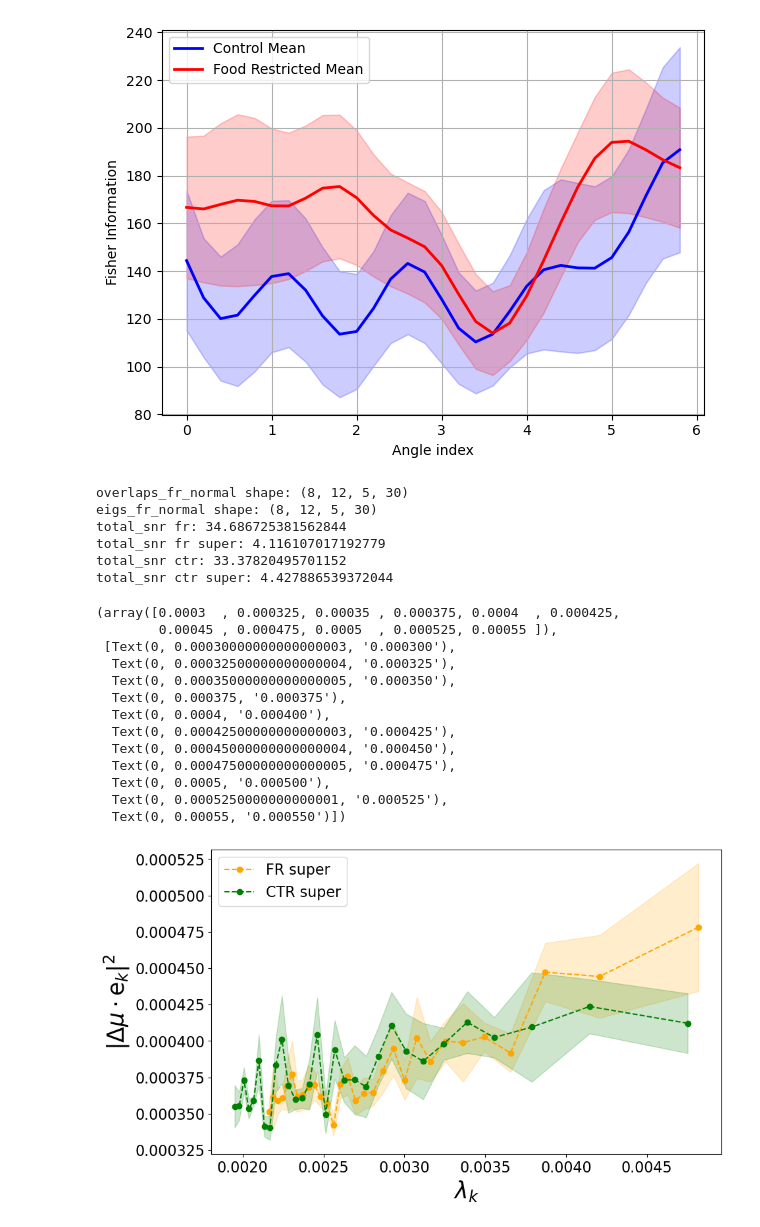
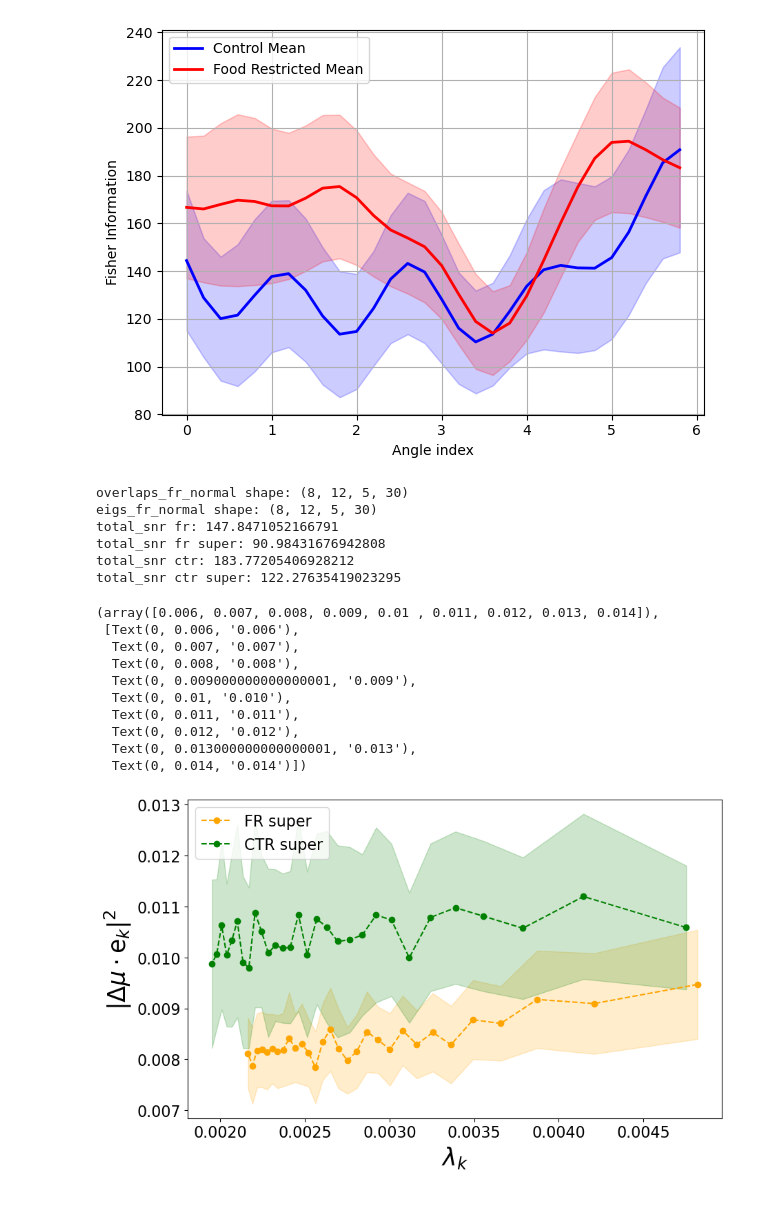
Before and after one commit to scastedo/wishart-process, a Jupyter notebook: z_castedo_wishart_test_2.ipynb, the cells around one changed output. Cells and saved outputs as stored; diff of their text form; code cells hidden in the pictures.

```diff
--- a/z_castedo_wishart_test_2.ipynb
+++ b/z_castedo_wishart_test_2.ipynb
@@ -605,7 +605,7 @@ plt.show()
 # %%
 import numpy as np
 import matplotlib.pyplot as plt
-data = np.load('../Data/overlaps_sated_food_restricted_super_5.npz')
+data = np.load('../Data/overlaps_sated_food_restricted_super_6.npz')
 overlaps_fr_normal = data['overlaps_fr_normal']
 eigs_fr_normal = data['eigs_fr_normal']
 overlaps_fr_super = data['overlaps_fr_super']
@@ -650,7 +650,7 @@ plt.fill_between(x_fr, y_fr - sem_fr, y_fr + sem_fr, color='orange',   alpha=0.2
 print('total_snr fr super:', np.sum((y_fr/x_fr)))
 
 
-data = np.load('../Data/overlaps_sated_control_super_5.npz')
+data = np.load('../Data/overlaps_sated_control_super_6.npz')
 overlaps_ctr_normal = data['overlaps_ctr_normal']
 eigs_ctr_normal = data['eigs_ctr_normal']
 overlaps_ctr_super = data['overlaps_ctr_super']
@@ -662,48 +662,45 @@ ctr_evals_plot, ctr_dots_plot = extract_plot_vectors(overlaps_ctr_normal, eigs_c
 # Panel 1: eigenvalue size vs dot product, with across‐animal mean ± SEM
 x_ctr = np.nanmean(ctr_evals_plot, axis=0)
 y_ctr = np.nanmean(ctr_dots_plot, axis=0)
 sem_ctr = np.nanstd(ctr_dots_plot, axis=0, ddof=1) / np.sqrt(ctr_dots_plot.shape[0])
 # plt.plot(x_ctr, y_ctr, 'o--', color='blue', label='CTR ')
 # plt.fill_between(x_ctr, y_ctr - sem_ctr, y_ctr + sem_ctr, color='blue', alpha=0.2)
 print('total_snr ctr:', np.sum((y_ctr/x_ctr)))
 
 # Extract for each group
 ctr_evals_plot, ctr_dots_plot = extract_plot_vectors(overlaps_ctr_super, eigs_ctr_super)
 x_ctr = np.nanmean(ctr_evals_plot, axis=0)
 y_ctr = np.nanmean(ctr_dots_plot, axis=0)
 sem_ctr = np.nanstd(ctr_dots_plot, axis=0, ddof=1) / np.sqrt(ctr_dots_plot.shape[0])
 plt.plot(x_ctr, y_ctr, 'o--', color='green', label='CTR super')
 plt.fill_between(x_ctr, y_ctr - sem_ctr, y_ctr + sem_ctr, color='green', alpha=0.2)
 print('total_snr ctr super:', np.sum((y_ctr/x_ctr)))
 
 
 
 
 plt.xlabel(r'$\lambda_k$',fontsize = 25)
 plt.ylabel(r'$|\Delta \mu \cdot \text{e}_k|^2$',fontsize = 25)
 # plt.ylabel(r'$\cos^2(\theta_k)$', fontsize = 25)
 plt.legend(fontsize =16, loc='upper left')
 plt.xticks(fontsize=16)
 plt.yticks(fontsize=16)
 # plt.savefig('eigenvalue_dot_product.svg',bbox_inches='tight')
 # %% [output]
 overlaps_fr_normal shape: (8, 12, 5, 30)
 eigs_fr_normal shape: (8, 12, 5, 30)
-total_snr fr: 34.686725381562844
-total_snr fr super: 4.116107017192779
-total_snr ctr: 33.37820495701152
-total_snr ctr super: 4.427886539372044
+total_snr fr: 147.8471052166791
+total_snr fr super: 90.98431676942808
+total_snr ctr: 183.77205406928212
+total_snr ctr super: 122.27635419023295
-(array([0.0003  , 0.000325, 0.00035 , 0.000375, 0.0004  , 0.000425,
-        0.00045 , 0.000475, 0.0005  , 0.000525, 0.00055 ]),
- [Text(0, 0.00030000000000000003, '0.000300'),
-  Text(0, 0.00032500000000000004, '0.000325'),
-  Text(0, 0.00035000000000000005, '0.000350'),
-  Text(0, 0.000375, '0.000375'),
-  Text(0, 0.0004, '0.000400'),
-  Text(0, 0.00042500000000000003, '0.000425'),
-  Text(0, 0.00045000000000000004, '0.000450'),
-  Text(0, 0.00047500000000000005, '0.000475'),
-  Text(0, 0.0005, '0.000500'),
-  Text(0, 0.0005250000000000001, '0.000525'),
-  Text(0, 0.00055, '0.000550')])
+(array([0.006, 0.007, 0.008, 0.009, 0.01 , 0.011, 0.012, 0.013, 0.014]),
+ [Text(0, 0.006, '0.006'),
+  Text(0, 0.007, '0.007'),
+  Text(0, 0.008, '0.008'),
+  Text(0, 0.009000000000000001, '0.009'),
+  Text(0, 0.01, '0.010'),
+  Text(0, 0.011, '0.011'),
+  Text(0, 0.012, '0.012'),
+  Text(0, 0.013000000000000001, '0.013'),
+  Text(0, 0.014, '0.014')])
-[figure, old version]
+[figure, new version]
```
